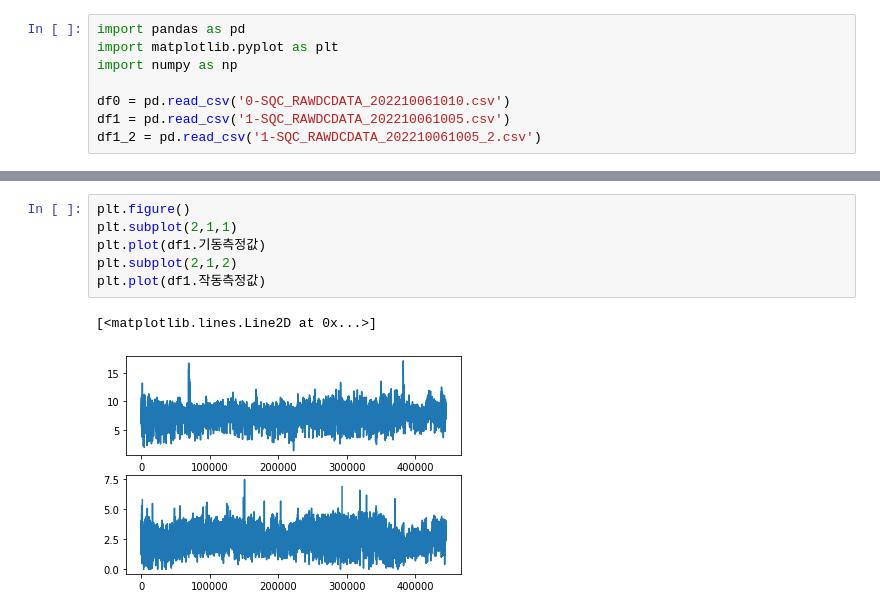
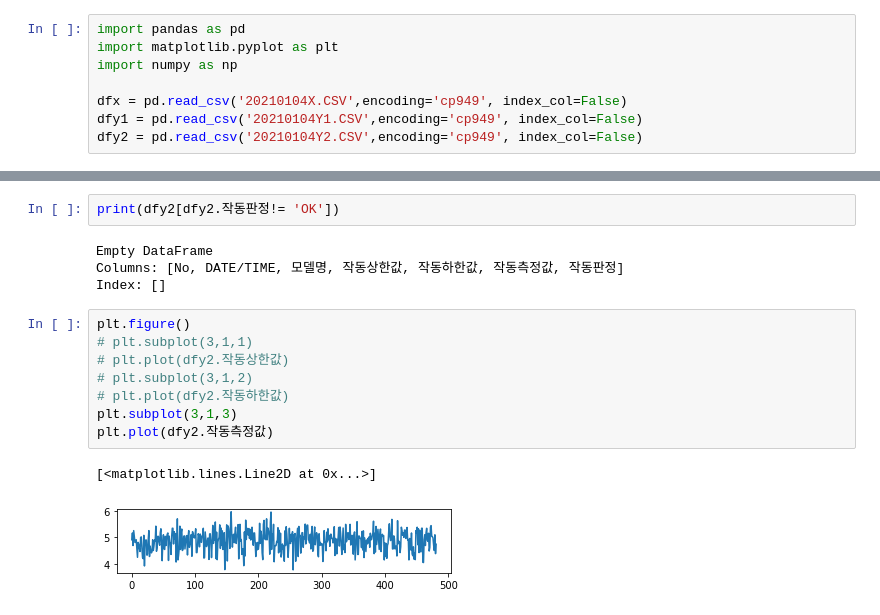
Before and after one commit to hsnam95/my, a Jupyter notebook: ctr.ipynb, the cells around one changed output, grey strips where cells are left out. Drawn from its saved outputs; the diff is of its cells as text.

```diff
--- a/ctr.ipynb
+++ b/ctr.ipynb
@@ -5,6 +5,6 @@ import pandas as pd
 import matplotlib.pyplot as plt
 import numpy as np
 
-df0 = pd.read_csv('0-SQC_RAWDCDATA_202210061010.csv')
-df1 = pd.read_csv('1-SQC_RAWDCDATA_202210061005.csv')
-df1_2 = pd.read_csv('1-SQC_RAWDCDATA_202210061005_2.csv')
+dfx = pd.read_csv('20210104X.CSV',encoding='cp949', index_col=False)
+dfy1 = pd.read_csv('20210104Y1.CSV',encoding='cp949', index_col=False)
+dfy2 = pd.read_csv('20210104Y2.CSV',encoding='cp949', index_col=False)
@@ -20,9 +75,17 @@ plt.plot(df0.거리측정)
+# %%
+print(dfy2[dfy2.작동판정!= 'OK'])
+# %% [output]
+Empty DataFrame
+Columns: [No, DATE/TIME, 모델명, 작동상한값, 작동하한값, 작동측정값, 작동판정]
+Index: []
 # %%
 plt.figure()
-plt.subplot(2,1,1)
-plt.plot(df1.기동측정값)
-plt.subplot(2,1,2)
-plt.plot(df1.작동측정값)
+# plt.subplot(3,1,1)
+# plt.plot(dfy2.작동상한값)
+# plt.subplot(3,1,2)
+# plt.plot(dfy2.작동하한값)
+plt.subplot(3,1,3)
+plt.plot(dfy2.작동측정값)
 # %% [output]
 [<matplotlib.lines.Line2D at 0x...>]
-[figure, old version]
+[figure, new version]
```
Also changed, not shown: parts of 11 cells of this notebook.
